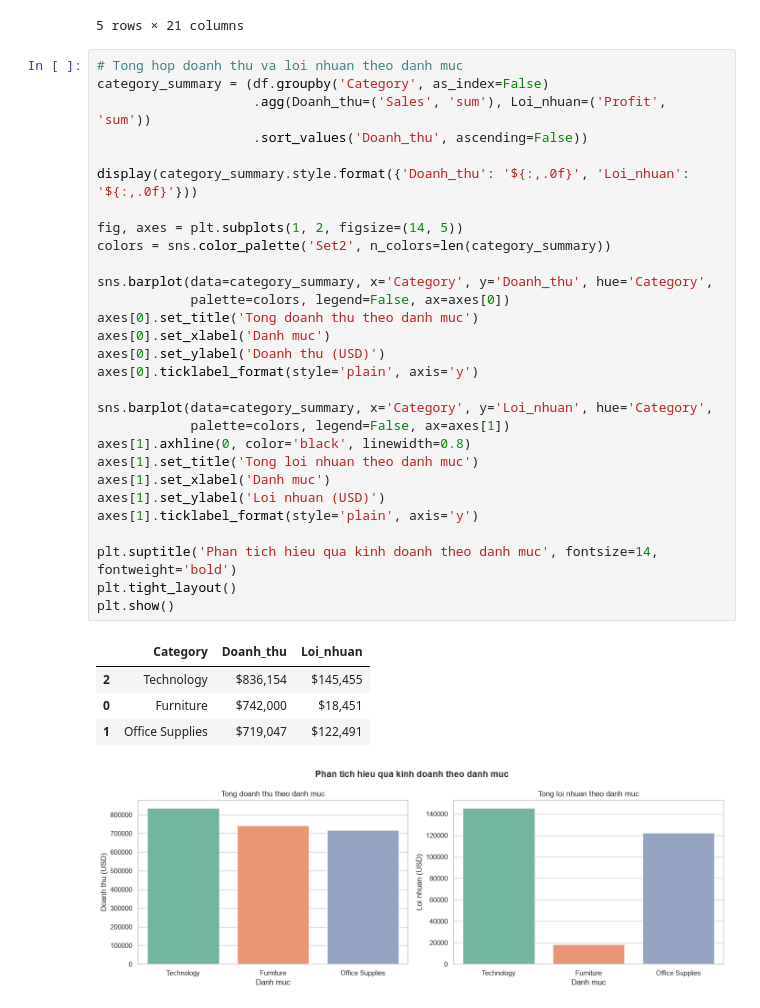
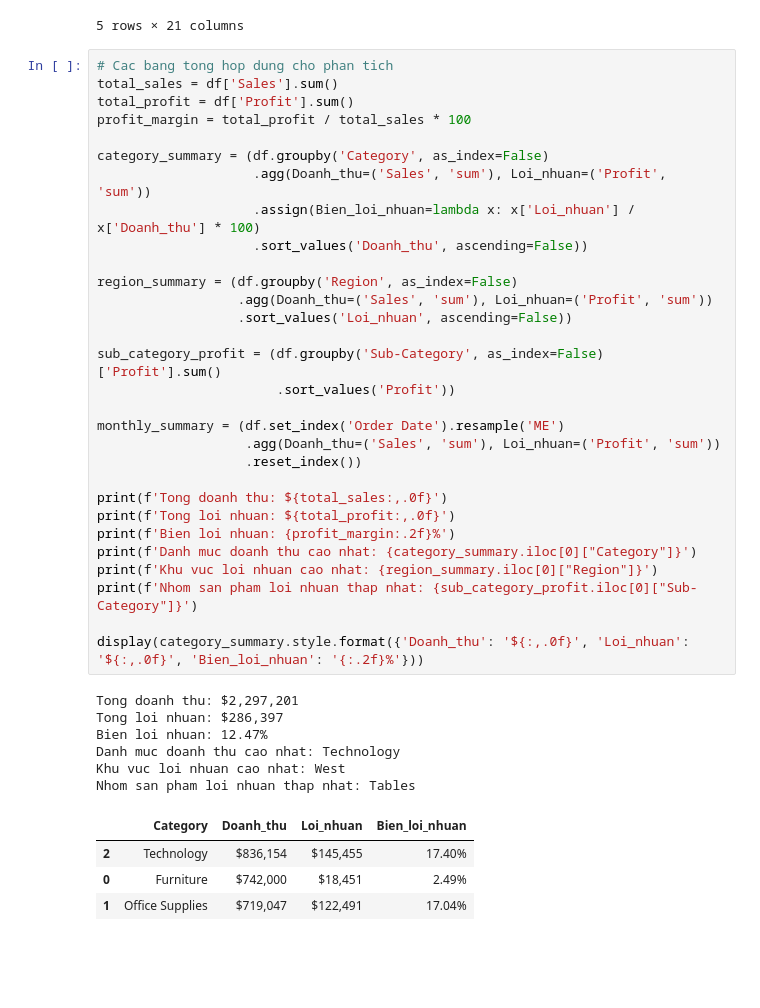
Before and after one commit to lebathuan03052005-coder/AI_FullStack, a Jupyter notebook: phan_tich_data_cleand.ipynb, the cells around one changed output. Saved outputs shown, nothing was run; the diff lists cells and outputs as text; blank space fills up the shorter version.

```diff
--- a/phan_tich_data_cleand.ipynb
+++ b/phan_tich_data_cleand.ipynb
@@ -30,37 +30,43 @@ So cot: 21
 | 4 | 5 | US-2012-108966 | 2012-10-11 | 2012-10-18 | Standard Class | SO-20335 | Sean O'Donnell | Consumer | United States | ... |
 5 rows × 21 columns
 # %%
-# Tong hop doanh thu va loi nhuan theo danh muc
+# Cac bang tong hop dung cho phan tich
+total_sales = df['Sales'].sum()
+total_profit = df['Profit'].sum()
+profit_margin = total_profit / total_sales * 100
+
 category_summary = (df.groupby('Category', as_index=False)
                     .agg(Doanh_thu=('Sales', 'sum'), Loi_nhuan=('Profit', 'sum'))
+                    .assign(Bien_loi_nhuan=lambda x: x['Loi_nhuan'] / x['Doanh_thu'] * 100)
                     .sort_values('Doanh_thu', ascending=False))
 
-display(category_summary.style.format({'Doanh_thu': '${:,.0f}', 'Loi_nhuan': '${:,.0f}'}))
+region_summary = (df.groupby('Region', as_index=False)
+                  .agg(Doanh_thu=('Sales', 'sum'), Loi_nhuan=('Profit', 'sum'))
+                  .sort_values('Loi_nhuan', ascending=False))
 
-fig, axes = plt.subplots(1, 2, figsize=(14, 5))
-colors = sns.color_palette('Set2', n_colors=len(category_summary))
+sub_category_profit = (df.groupby('Sub-Category', as_index=False)['Profit'].sum()
+                       .sort_values('Profit'))
 
-sns.barplot(data=category_summary, x='Category', y='Doanh_thu', hue='Category',
-            palette=colors, legend=False, ax=axes[0])
-axes[0].set_title('Tong doanh thu theo danh muc')
-axes[0].set_xlabel('Danh muc')
-axes[0].set_ylabel('Doanh thu (USD)')
-axes[0].ticklabel_format(style='plain', axis='y')
+monthly_summary = (df.set_index('Order Date').resample('ME')
+                   .agg(Doanh_thu=('Sales', 'sum'), Loi_nhuan=('Profit', 'sum'))
+                   .reset_index())
 
-sns.barplot(data=category_summary, x='Category', y='Loi_nhuan', hue='Category',
-            palette=colors, legend=False, ax=axes[1])
-axes[1].axhline(0, color='black', linewidth=0.8)
-axes[1].set_title('Tong loi nhuan theo danh muc')
-axes[1].set_xlabel('Danh muc')
-axes[1].set_ylabel('Loi nhuan (USD)')
-axes[1].ticklabel_format(style='plain', axis='y')
+print(f'Tong doanh thu: ${total_sales:,.0f}')
+print(f'Tong loi nhuan: ${total_profit:,.0f}')
+print(f'Bien loi nhuan: {profit_margin:.2f}%')
+print(f'Danh muc doanh thu cao nhat: {category_summary.iloc[0]["Category"]}')
+print(f'Khu vuc loi nhuan cao nhat: {region_summary.iloc[0]["Region"]}')
+print(f'Nhom san pham loi nhuan thap nhat: {sub_category_profit.iloc[0]["Sub-Category"]}')
 
-plt.suptitle('Phan tich hieu qua kinh doanh theo danh muc', fontsize=14, fontweight='bold')
-plt.tight_layout()
-plt.show()
+display(category_summary.style.format({'Doanh_thu': '${:,.0f}', 'Loi_nhuan': '${:,.0f}', 'Bien_loi_nhuan': '{:.2f}%'}))
 # %% [output]
+Tong doanh thu: $2,297,201
+Tong loi nhuan: $286,397
+Bien loi nhuan: 12.47%
+Danh muc doanh thu cao nhat: Technology
+Khu vuc loi nhuan cao nhat: West
+Nhom san pham loi nhuan thap nhat: Tables
-|  | Category | Doanh_thu | Loi_nhuan |
-| 2 | Technology | $836,154 | $145,455 |
-| 0 | Furniture | $742,000 | $18,451 |
-| 1 | Office Supplies | $719,047 | $122,491 |
+|  | Category | Doanh_thu | Loi_nhuan | Bien_loi_nhuan |
+| 2 | Technology | $836,154 | $145,455 | 17.40% |
+| 0 | Furniture | $742,000 | $18,451 | 2.49% |
+| 1 | Office Supplies | $719,047 | $122,491 | 17.04% |
-[figure, removed]
```
Also changed, not shown: parts of 2 cells of this notebook, 1 other file.
